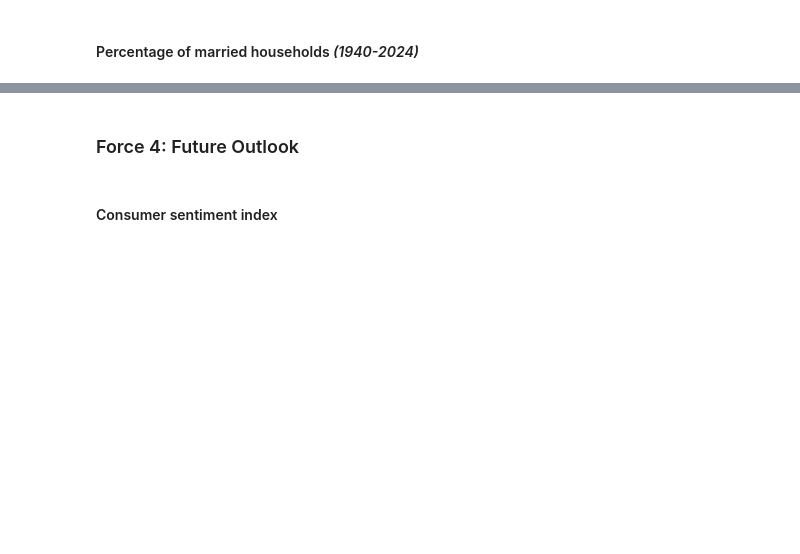
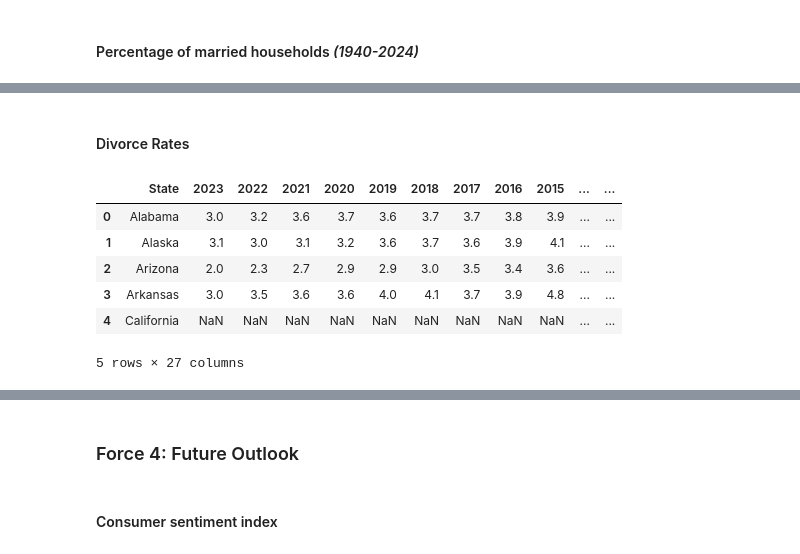
Before and after one commit to hmosso01/Masters_Project_DSC_550, a Jupyter notebook: capstone.ipynb, the cells around one changed output, grey strips where cells are left out. Drawn from its saved outputs; the diff is of its cells as text; code cells hidden in the pictures; blank space fills up the shorter version.

```diff
--- a/capstone.ipynb
+++ b/capstone.ipynb
@@ -80,0 +333,13 @@
+# %% [markdown]
+#### Divorce Rates
+# %%
+divorce_rate = pd.read_csv('data/Force 3 - Family Formation Friction/divorce_rate_1990_2023.csv')
+divorce_rate.head()
+# %% [output]
+|  | State | 2023 | 2022 | 2021 | 2020 | 2019 | 2018 | 2017 | 2016 | 2015 | ... | ... |
+| 0 | Alabama | 3.0 | 3.2 | 3.6 | 3.7 | 3.6 | 3.7 | 3.7 | 3.8 | 3.9 | ... | ... |
+| 1 | Alaska | 3.1 | 3.0 | 3.1 | 3.2 | 3.6 | 3.7 | 3.6 | 3.9 | 4.1 | ... | ... |
+| 2 | Arizona | 2.0 | 2.3 | 2.7 | 2.9 | 2.9 | 3.0 | 3.5 | 3.4 | 3.6 | ... | ... |
+| 3 | Arkansas | 3.0 | 3.5 | 3.6 | 3.6 | 4.0 | 4.1 | 3.7 | 3.9 | 4.8 | ... | ... |
+| 4 | California | NaN | NaN | NaN | NaN | NaN | NaN | NaN | NaN | NaN | ... | ... |
+5 rows × 27 columns
```
Also changed, not shown: parts of 89 cells of this notebook, 1 other file.
